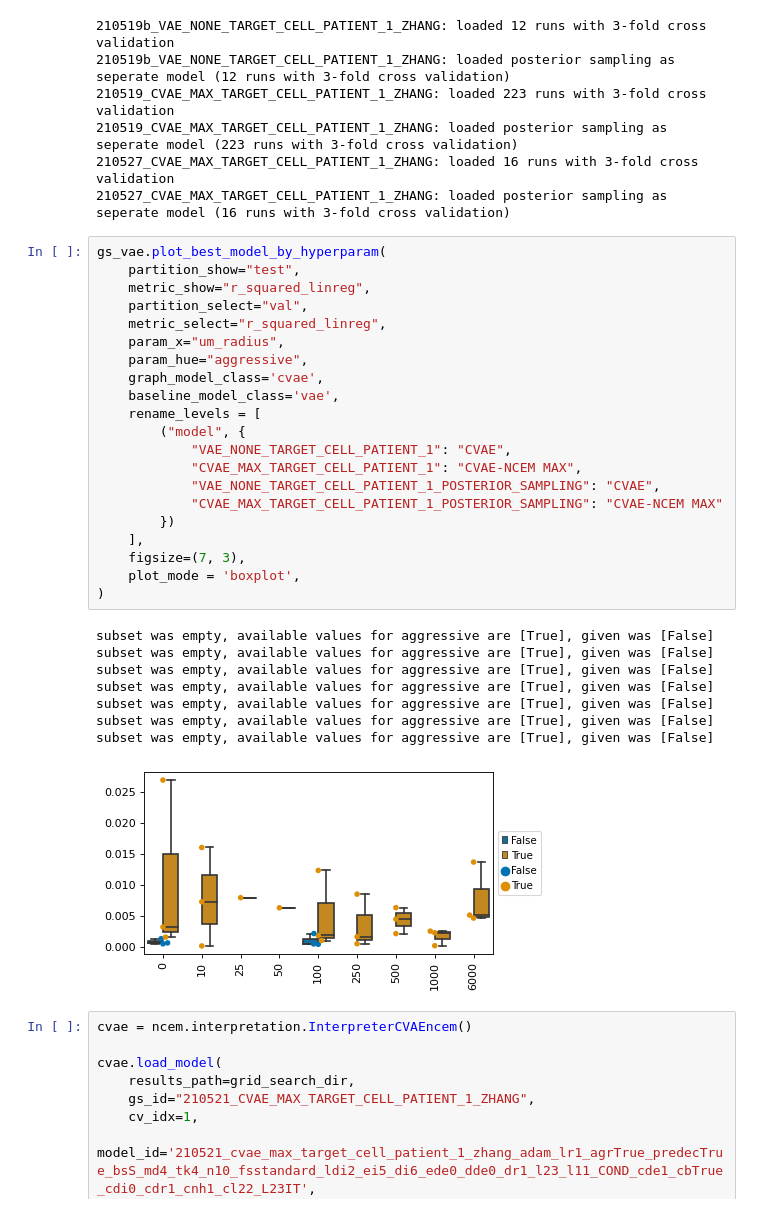
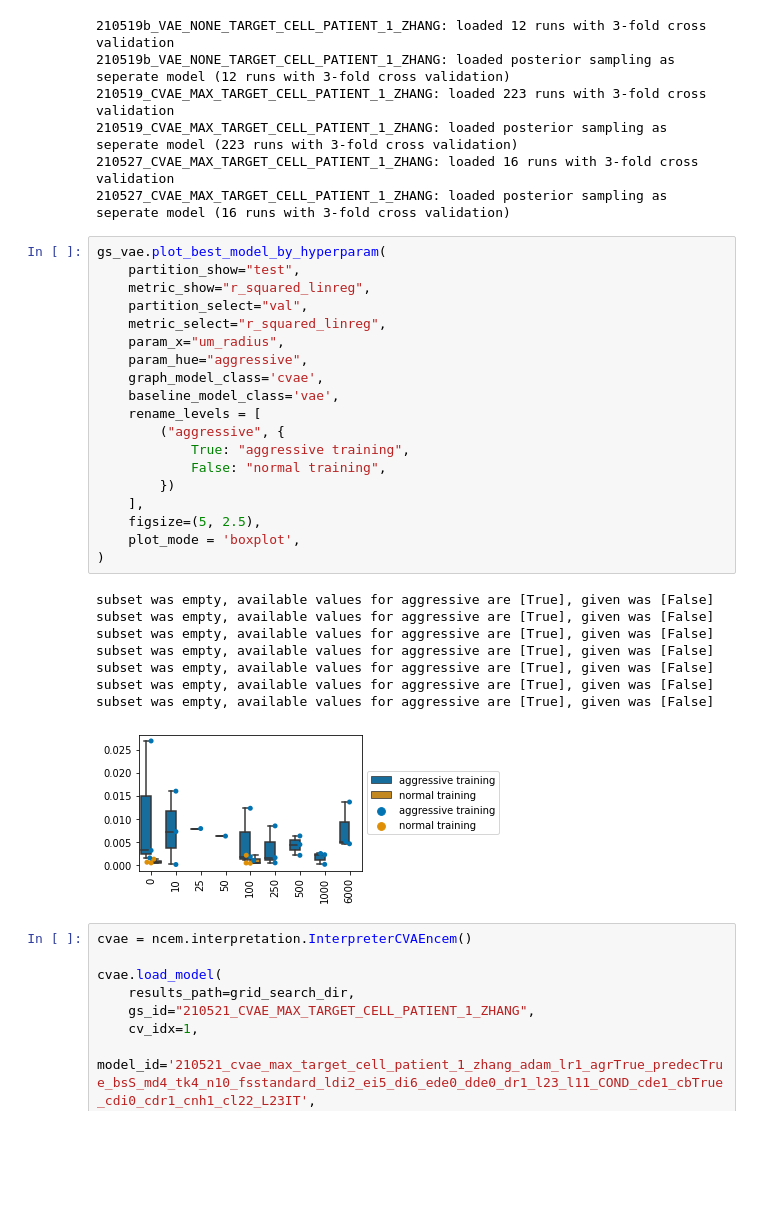
Before and after one commit to theislab/ncem, a Jupyter notebook: model_benchmarks_merfish_brain.ipynb, the cells around one changed output. Drawn from its saved outputs; the diff is of its cells as text; blank space fills up the shorter version.

```diff
--- a/model_benchmarks_merfish_brain.ipynb
+++ b/model_benchmarks_merfish_brain.ipynb
@@ -581,33 +580,31 @@ gs_vae.summary_table = gs_vae.summary_table[(gs_vae.summary_table['posterior_sam
 # %%
 gs_vae.plot_best_model_by_hyperparam(
     partition_show="test",
     metric_show="r_squared_linreg",
     partition_select="val",
     metric_select="r_squared_linreg",
     param_x="um_radius",
     param_hue="aggressive",
     graph_model_class='cvae',
     baseline_model_class='vae',
     rename_levels = [
-        ("model", {
-            "VAE_NONE_TARGET_CELL_PATIENT_1": "CVAE",
-            "CVAE_MAX_TARGET_CELL_PATIENT_1": "CVAE-NCEM MAX",
-            "VAE_NONE_TARGET_CELL_PATIENT_1_POSTERIOR_SAMPLING": "CVAE",
-            "CVAE_MAX_TARGET_CELL_PATIENT_1_POSTERIOR_SAMPLING": "CVAE-NCEM MAX"
+        ("aggressive", {
+            True: "aggressive training",
+            False: "normal training",
         })
     ],
-    figsize=(7, 3),
+    figsize=(5, 2.5),
     plot_mode = 'boxplot',
 )
 # %% [output]
 subset was empty, available values for aggressive are [True], given was [False]
 subset was empty, available values for aggressive are [True], given was [False]
 subset was empty, available values for aggressive are [True], given was [False]
 subset was empty, available values for aggressive are [True], given was [False]
 subset was empty, available values for aggressive are [True], given was [False]
 subset was empty, available values for aggressive are [True], given was [False]
 subset was empty, available values for aggressive are [True], given was [False]
-[figure, old version]
+[figure, new version]
 # %%
 cvae = ncem.interpretation.InterpreterCVAEncem()
 
```
Also changed, not shown: parts of 8 cells of this notebook, 2 other files.
